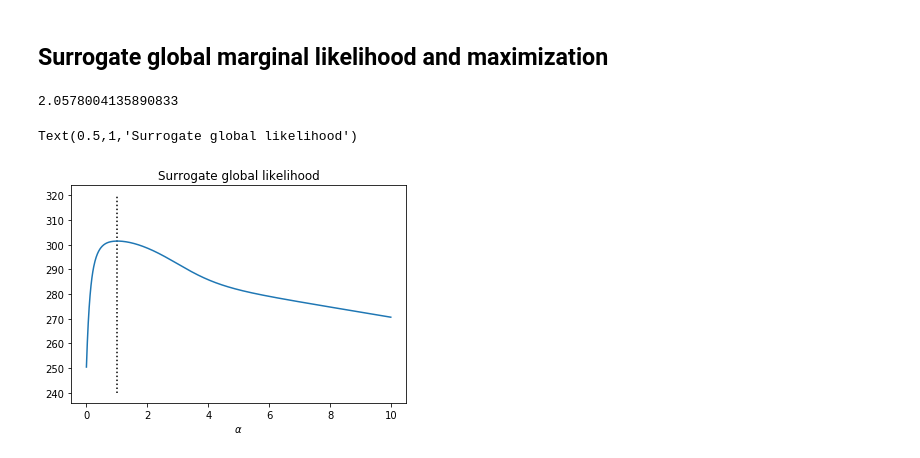
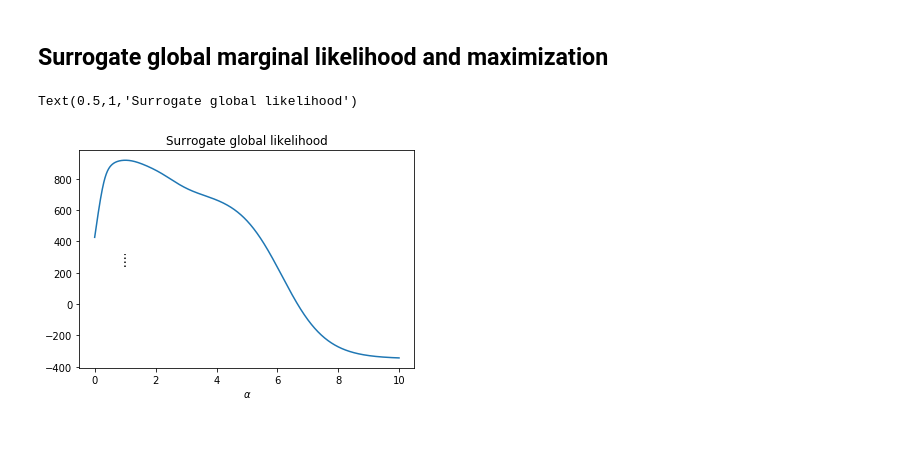
Before and after one commit to JTT94/distributed_posteriors, a Jupyter notebook: notebooks/adaptive_surrogate.ipynb, the cells around one changed output. Cells and saved outputs as stored; diff of their text form; code cells hidden in the pictures.

```diff
--- a/notebooks/adaptive_surrogate.ipynb
+++ b/notebooks/adaptive_surrogate.ipynb
@@ -75,6 +75,7 @@ with $$  \mathcal{L}'_j(\alpha) = \sum_{i=1}^{\infty} \frac{\log i}{1 + \frac{\s
 
 def local_marg_ll(data, j, alpha):
 
+    m = data.shape[0]
     l_j = np.sum(- 0.5 * data[j,:]**2 / (sigma**2 *m/n + tau/np.arange(1,N+1)**(1+2*alpha))
                  - 0.5 * np.log(2*np.pi*(sigma**2 *m/n + tau/np.arange(1,N+1)**(1+2*alpha))))
 
@@ -82,7 +83,7 @@ def local_marg_ll(data, j, alpha):
 # %%
 # Find the maximum of the marginal likelihood on the first machine for the initial estimator
 
-optim = minimize_scalar(lambda x: -local_marg_ll(data,1,x), bounds=(0.01,5))
+optim = minimize_scalar(lambda x: -local_marg_ll(data,0,x), bounds=(0.01,5))
 
 alpha_bar = optim.x
 # %%
@@ -103,6 +104,8 @@ Text(0.5,1,'Local marginal likelihood for the first 5 machines')
 # Derivative function of the local marginals
 
 def deriv_slocal_marg(data, j, alpha):
+
+    m = data.shape[0]
 
     l_j = np.sum(np.log(np.arange(1,N+1))
                  / (1 + sigma**2 *m*np.arange(1,N+1)**(1+2*alpha) / (n * tau)) *
@@ -127,17 +130,17 @@ Text(0.5,1,'Derivative of the local marginal likelihood for the first 5 machines
 # %%
 # Surrogate global marginal likelihood
 
-compensator = deriv_surrogate_marg(data, 0, alpha_bar) - sum([deriv_surrogate_marg(data, j, alpha_bar) for j in range(m)])/m
+def surrogate_global(data, alpha):
 
-def surrogate_global(data, alpha):
+    m = data.shape[0]
+    optim = minimize_scalar(lambda x: -local_marg_ll(data,0,x), bounds=(0.01,5))
+    alpha_bar = optim.x
+    compensator = deriv_surrogate_marg(data, 0, alpha_bar)
+    - sum([deriv_surrogate_marg(data, j, alpha_bar) for j in range(m)])/m
 
     l = local_marg_ll(data,0,alpha) - alpha*compensator
 
     return l
-# %%
-compensator
-# %% [output]
-2.0578004135890833
 # %%
 # Find the maxinmum of the surrogate global marginal likelihood
 
@@ -146,16 +149,16 @@ optim = minimize_scalar(lambda x: -surrogate_global(data,x), bounds=(0.01,5))
 alpha_hat = optim.x
 # %%
 X = np.arange(0,10,0.01)
-Y = [surrogate_global(data,x) for x in X]
+Y = [surrogate_global(data,x,) for x in X]
 
 plt.figure()
 plt.plot(X,Y)
 plt.vlines(x=alpha_hat, ymin=240, ymax=320, linestyle="dotted")
 plt.xlabel(r"$\alpha$")
 plt.title("Surrogate global likelihood")
 # %% [output]
 Text(0.5,1,'Surrogate global likelihood')
-[figure, old version]
+[figure, new version]
 # %%
 alpha_hat
 # %% [output]
```
Also changed, not shown: parts of 15 cells of this notebook.
